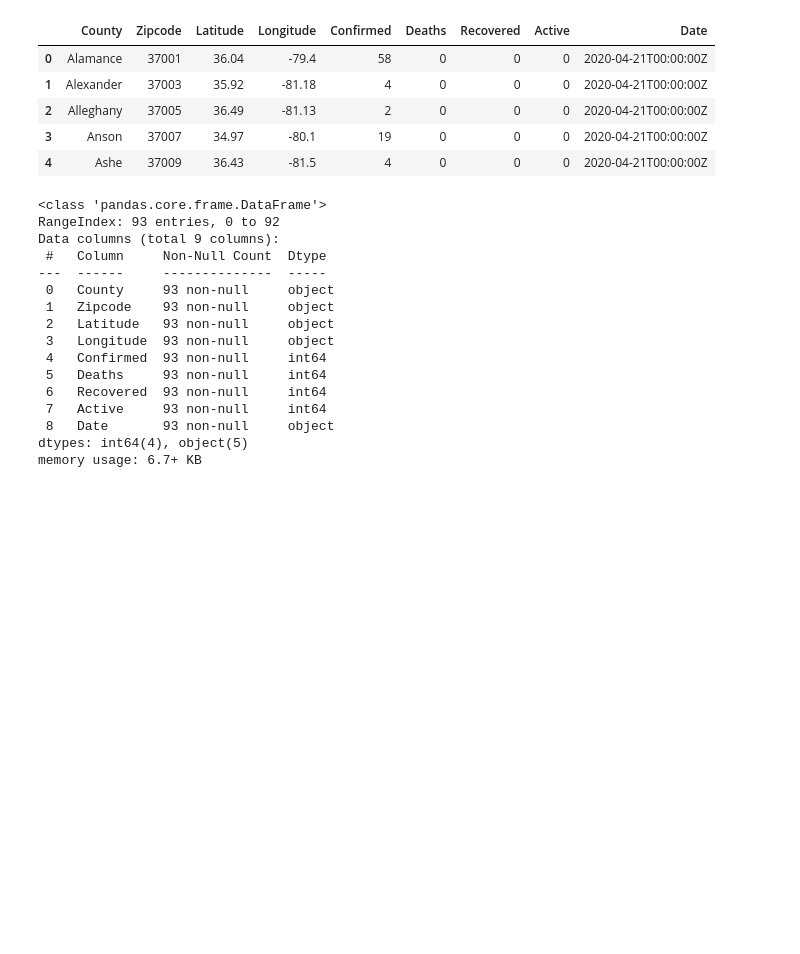
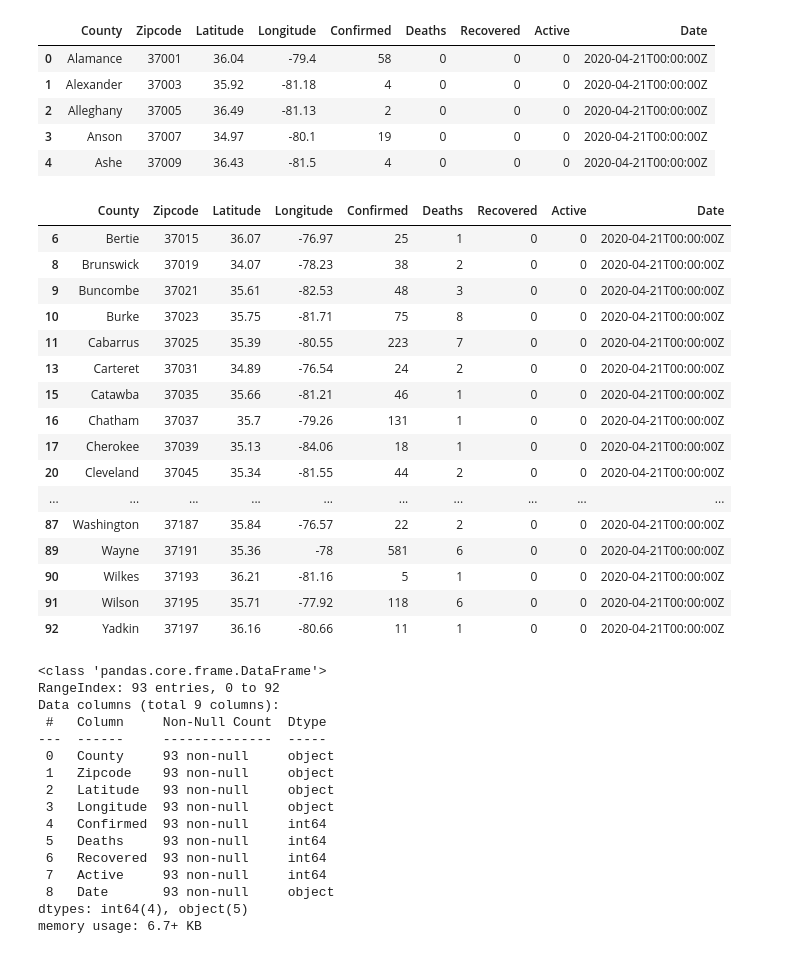
Before and after one commit to gshreve01/Covid19-CensusData-Comparison, a Jupyter notebook: Census_vs_Covid.Greg.ipynb, the cells around one changed output. Saved outputs shown, nothing was run; the diff lists cells and outputs as text; code cells hidden in the pictures; blank space fills up the shorter version.

```diff
--- a/Census_vs_Covid.Greg.ipynb
+++ b/Census_vs_Covid.Greg.ipynb
@@ -131,6 +131,26 @@ covid_df.head()
 | 2 | Alleghany | 37005 | 36.49 | -81.13 | 2 | 0 | 0 | 0 | 2020-04-21T00:00:00Z |
 | 3 | Anson | 37007 | 34.97 | -80.1 | 19 | 0 | 0 | 0 | 2020-04-21T00:00:00Z |
 | 4 | Ashe | 37009 | 36.43 | -81.5 | 4 | 0 | 0 | 0 | 2020-04-21T00:00:00Z |
+# %%
+covid_df[(covid_df["Deaths"] > 0)]
+# %% [output]
+|  | County | Zipcode | Latitude | Longitude | Confirmed | Deaths | Recovered | Active | Date |
+| 6 | Bertie | 37015 | 36.07 | -76.97 | 25 | 1 | 0 | 0 | 2020-04-21T00:00:00Z |
+| 8 | Brunswick | 37019 | 34.07 | -78.23 | 38 | 2 | 0 | 0 | 2020-04-21T00:00:00Z |
+| 9 | Buncombe | 37021 | 35.61 | -82.53 | 48 | 3 | 0 | 0 | 2020-04-21T00:00:00Z |
+| 10 | Burke | 37023 | 35.75 | -81.71 | 75 | 8 | 0 | 0 | 2020-04-21T00:00:00Z |
+| 11 | Cabarrus | 37025 | 35.39 | -80.55 | 223 | 7 | 0 | 0 | 2020-04-21T00:00:00Z |
+| 13 | Carteret | 37031 | 34.89 | -76.54 | 24 | 2 | 0 | 0 | 2020-04-21T00:00:00Z |
+| 15 | Catawba | 37035 | 35.66 | -81.21 | 46 | 1 | 0 | 0 | 2020-04-21T00:00:00Z |
+| 16 | Chatham | 37037 | 35.7 | -79.26 | 131 | 1 | 0 | 0 | 2020-04-21T00:00:00Z |
+| 17 | Cherokee | 37039 | 35.13 | -84.06 | 18 | 1 | 0 | 0 | 2020-04-21T00:00:00Z |
+| 20 | Cleveland | 37045 | 35.34 | -81.55 | 44 | 2 | 0 | 0 | 2020-04-21T00:00:00Z |
+| ... | ... | ... | ... | ... | ... | ... | ... | ... | ... |
+| 87 | Washington | 37187 | 35.84 | -76.57 | 22 | 2 | 0 | 0 | 2020-04-21T00:00:00Z |
+| 89 | Wayne | 37191 | 35.36 | -78 | 581 | 6 | 0 | 0 | 2020-04-21T00:00:00Z |
+| 90 | Wilkes | 37193 | 36.21 | -81.16 | 5 | 1 | 0 | 0 | 2020-04-21T00:00:00Z |
+| 91 | Wilson | 37195 | 35.71 | -77.92 | 118 | 6 | 0 | 0 | 2020-04-21T00:00:00Z |
+| 92 | Yadkin | 37197 | 36.16 | -80.66 | 11 | 1 | 0 | 0 | 2020-04-21T00:00:00Z |
 # %%
 covid_df.info()
 # %% [output]
```
Also changed, not shown: parts of 7 cells of this notebook.
